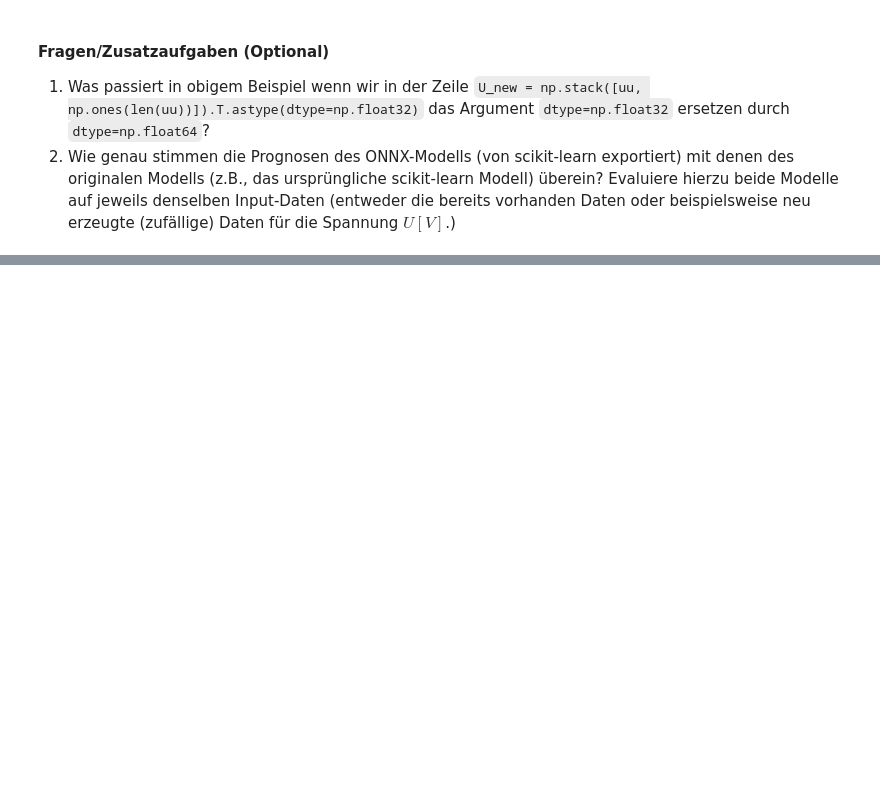
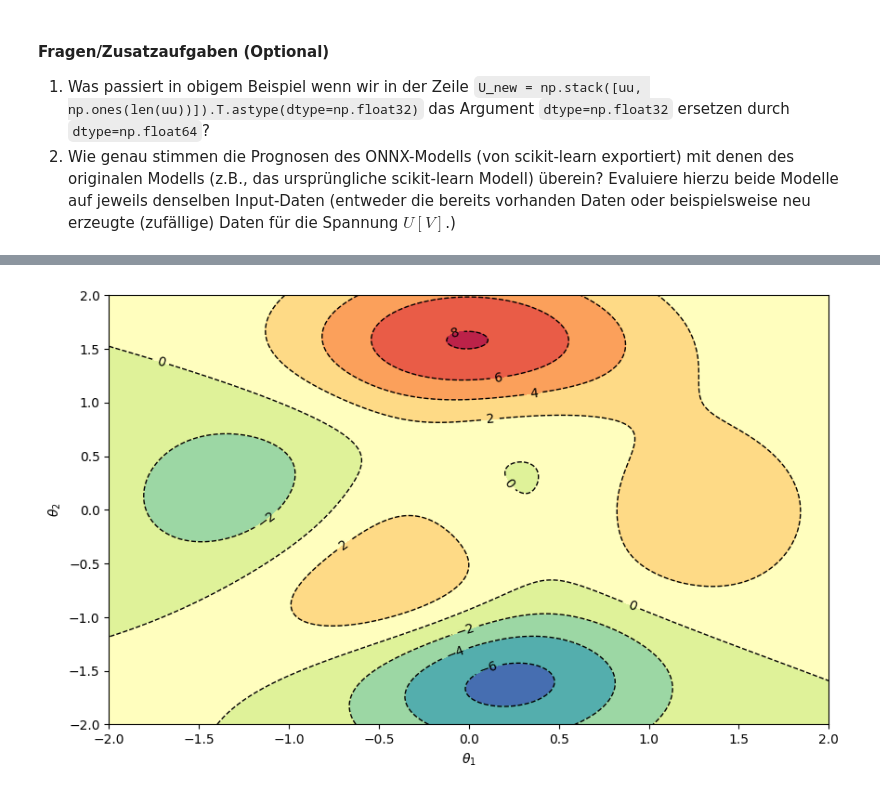
Before and after one commit to MarkusThill/techdays25, a Jupyter notebook: notebooks/lab1-my-first-onnx-model.ipynb, the cells around one changed output, grey strips where cells are left out. Cells and saved outputs as stored; diff of their text form; code cells hidden in the pictures; blank space fills up the shorter version.

```diff
--- a/notebooks/lab1-my-first-onnx-model.ipynb
+++ b/notebooks/lab1-my-first-onnx-model.ipynb
@@ -690,0 +781,4 @@ mu.plot_measurement_data(
+# %%
+plotPeaks(X1,X2,Y)
+# %% [output]
+[figure, added]
```
Also changed, not shown: parts of 5 cells of this notebook.
